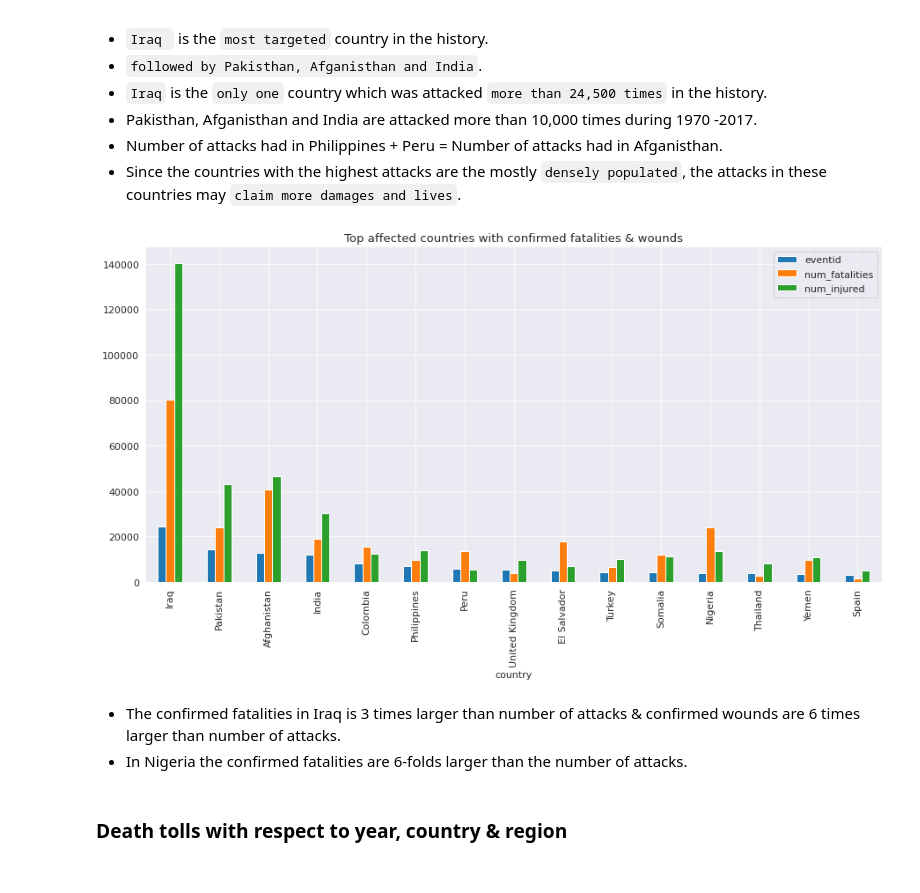
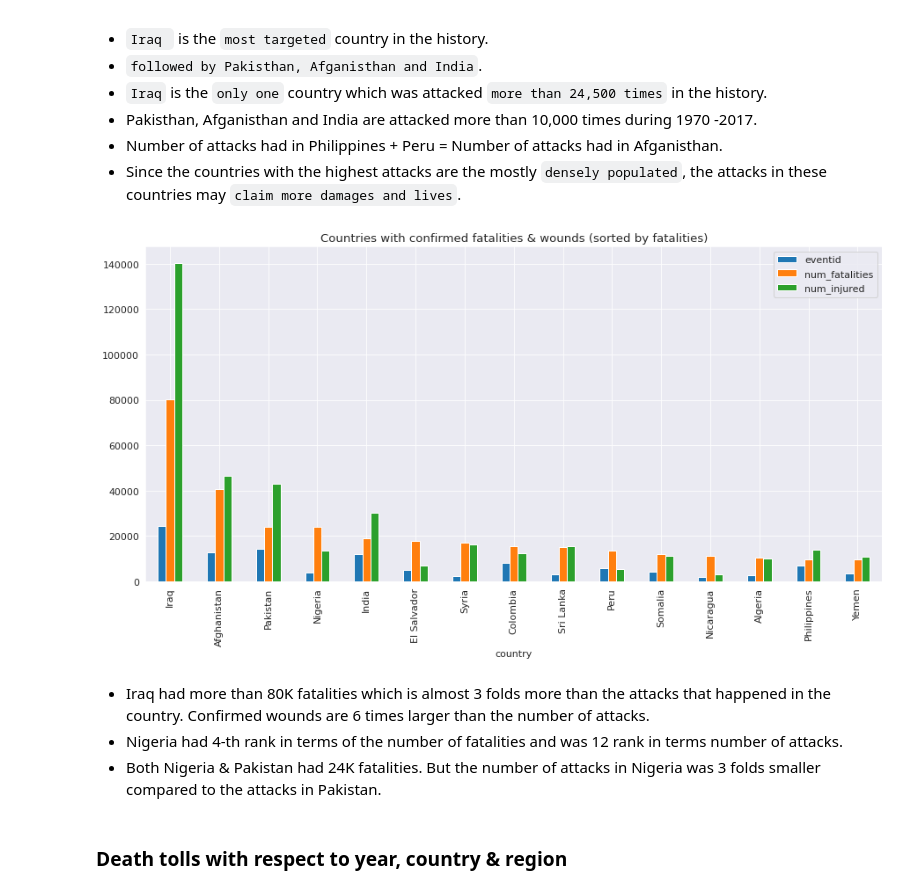
Before and after one commit to JozJozmin/GTD-, a Jupyter notebook: global-terrorism-analysis-capstone-project-ipynb.ipynb, the cells around one changed output. Cells and saved outputs as stored; diff of their text form; code cells hidden in the pictures.

```diff
--- a/global-terrorism-analysis-capstone-project-ipynb.ipynb
+++ b/global-terrorism-analysis-capstone-project-ipynb.ipynb
@@ -886,18 +886,19 @@ iplot(country_plot)
 # %%
 # Plotting the wounds and deaths per attacks (checking only top 10 countries)
 GTA_df_new.groupby(['country']).agg({'eventid':'count',
                                      'num_fatalities':'sum',
                                     'num_injured':'sum'
-                                    }).sort_values(by ='eventid',
+                                    }).sort_values(by ='num_fatalities',
                                                    ascending= False)[:15].plot(kind = 'bar',
                                                                               figsize=(15, 7))
-plt.title('Top affected countries with confirmed fatalities & wounds')
+plt.title('Countries with confirmed fatalities & wounds (sorted by fatalities)')
 plt.show()
 # %% [output]
-[figure, old version]
+[figure, new version]
-# %% [markdown]
-* The confirmed fatalities in Iraq is 3 times larger than number of attacks & confirmed wounds are 6 times larger than number of attacks.
-* In Nigeria the confirmed fatalities are 6-folds larger than the number of attacks.
+# %% [markdown]
+* Iraq had more than 80K fatalities which is almost 3 folds more than the attacks that happened in the country. Confirmed wounds are 6 times larger than the number of attacks.
+* Nigeria had 4-th rank in terms of the number of fatalities and was 12 rank in terms number of attacks.
+* Both Nigeria & Pakistan had 24K fatalities. But the number of attacks in Nigeria was 3 folds smaller compared to the attacks in Pakistan.
 # %% [markdown]
 ### Death tolls with respect to year, country & region
 # %%
```
Also changed, not shown: parts of 7 cells of this notebook.
